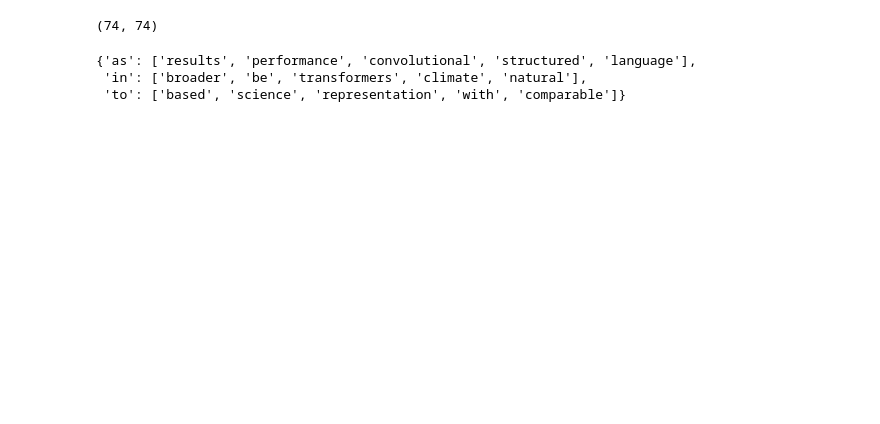
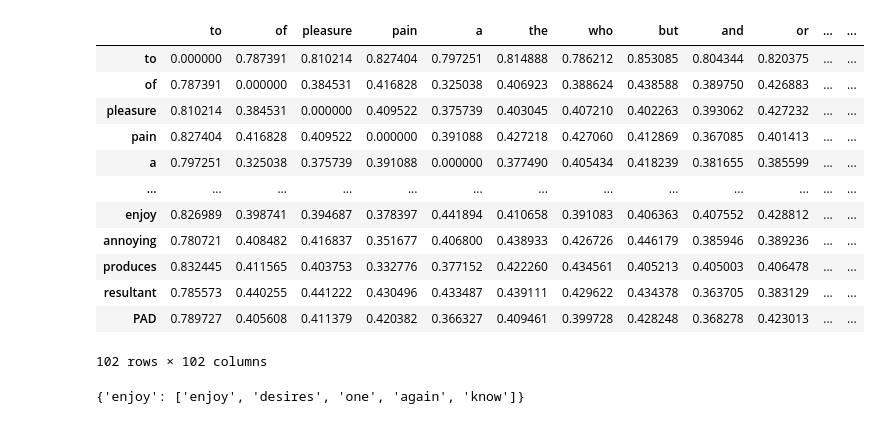
Before and after one commit to vaibhavbichave/LP-IV, a Jupyter notebook: Practical/Problem 6,7,8.ipynb, the cells around one changed output. Saved outputs shown, nothing was run; the diff lists cells and outputs as text; code cells hidden in the pictures; blank space fills up the shorter version.

```diff
--- a/Practical/Problem 6,7,8.ipynb
+++ b/Practical/Problem 6,7,8.ipynb
@@ -55,16 +64,11 @@ def cbow_model(corpus, window_size, vocab_size):
 # %%
-import keras.backend as K
-from keras.models import Sequential
-from keras.layers import Dense, Embedding, Lambda
-
 cbow = Sequential([
-    Embedding(input_dim=vocab_size, output_dim=embed_size, input_length=window_size*2),
-    Lambda(lambda x: K.mean(x, axis=1), output_shape=(embed_size,)),
-    Dense(vocab_size, activation='softmax'),
+    Embedding(vocab_size,emb_size,input_length = window_size*2),
+    Lambda(lambda x:K.mean(x,axis=1)),
+    Dense(vocab_size,activation = 'softmax')
 ])
 
 cbow.compile(loss='categorical_crossentropy', optimizer='adam')
-
 cbow.summary()
 # %% [output]
 Model: "sequential"
@@ -83,14 +87,9 @@ Trainable params: 15,075
 Non-trainable params: 0
 _________________________________________________________________
 # %%
-for epoch in range(1, 6):
-    loss = 0.
-    i = 0
-    for x, y in cbow_model(corpus=wids, window_size=window_size, vocab_size=vocab_size):
-        i += 1
-        loss += cbow.train_on_batch(x, y)
-        if i % 100000 == 0:
-            print('Processed {} (context, word) pairs'.format(i))
-
-    print('Epoch:{}  Loss - > {}\n'.format(epoch,loss))
+for epochs in range(5):
+    loss  = 0
+    for x,y in cbow_model(corpus=wids,vocab_size = vocab_size,window_size=window_size):
+        loss += cbow.train_on_batch(x,y)
+    print("Epochs {} - Loss -> {}".format(epochs,loss))
 # %% [output]
@@ -120,16 +101,27 @@ pd.DataFrame(weights, index=list(id2word.values())[1:]).head()
-# %%
-from sklearn.metrics.pairwise import euclidean_distances
-
-distance_matrix = euclidean_distances(weights)
-print(distance_matrix.shape)
-
-similar_words = {search_term: [id2word[idx] for idx in
-                               distance_matrix[word2id[search_term]-1].argsort()[1:6]+1]
-                   for search_term in ['as','in','to']}
-
-similar_words
-# %% [output]
-(74, 74)
-{'as': ['results', 'performance', 'convolutional', 'structured', 'language'],
- 'in': ['broader', 'be', 'transformers', 'climate', 'natural'],
- 'to': ['based', 'science', 'representation', 'with', 'comparable']}
+# %%
+import pandas as pd
+weights = cbow.get_weights()[0][:]
+# pd.DataFrame(weights,index=word2id.keys())
+# %%
+### from sklearn.metrics.pairwise import euclidean_distances
+from sklearn.metrics.pairwise import euclidean_distances
+
+distance_matrix = euclidean_distances(weights)
+data = pd.DataFrame(distance_matrix,index=word2id.keys())
+data.columns = word2id.keys()
+
+data
+# %% [output]
+|  | to | of | pleasure | pain | a | the | who | but | and | or | ... | ... |
+| to | 0.000000 | 0.787391 | 0.810214 | 0.827404 | 0.797251 | 0.814888 | 0.786212 | 0.853085 | 0.804344 | 0.820375 | ... | ... |
+| of | 0.787391 | 0.000000 | 0.384531 | 0.416828 | 0.325038 | 0.406923 | 0.388624 | 0.438588 | 0.389750 | 0.426883 | ... | ... |
+| pleasure | 0.810214 | 0.384531 | 0.000000 | 0.409522 | 0.375739 | 0.403045 | 0.407210 | 0.402263 | 0.393062 | 0.427232 | ... | ... |
+| pain | 0.827404 | 0.416828 | 0.409522 | 0.000000 | 0.391088 | 0.427218 | 0.427060 | 0.412869 | 0.367085 | 0.401413 | ... | ... |
+| a | 0.797251 | 0.325038 | 0.375739 | 0.391088 | 0.000000 | 0.377490 | 0.405434 | 0.418239 | 0.381655 | 0.385599 | ... | ... |
+| ... | ... | ... | ... | ... | ... | ... | ... | ... | ... | ... | ... | ... |
+| enjoy | 0.826989 | 0.398741 | 0.394687 | 0.378397 | 0.441894 | 0.410658 | 0.391083 | 0.406363 | 0.407552 | 0.428812 | ... | ... |
+| annoying | 0.780721 | 0.408482 | 0.416837 | 0.351677 | 0.406800 | 0.438933 | 0.426726 | 0.446179 | 0.385946 | 0.389236 | ... | ... |
+| produces | 0.832445 | 0.411565 | 0.403753 | 0.332776 | 0.377152 | 0.422260 | 0.434561 | 0.405213 | 0.405003 | 0.406478 | ... | ... |
+| resultant | 0.785573 | 0.440255 | 0.441222 | 0.430496 | 0.433487 | 0.439111 | 0.429622 | 0.434378 | 0.363705 | 0.383129 | ... | ... |
+| PAD | 0.789727 | 0.405608 | 0.411379 | 0.420382 | 0.366327 | 0.409461 | 0.399728 | 0.428248 | 0.368278 | 0.423013 | ... | ... |
+102 rows × 102 columns
@@ -135,0 +136,4 @@ similar_words
+# %%
+SearchWord(['enjoy'])
+# %% [output]
+{'enjoy': ['enjoy', 'desires', 'one', 'again', 'know']}
```
Also changed, not shown: parts of 12 cells of this notebook, 7 other files.
